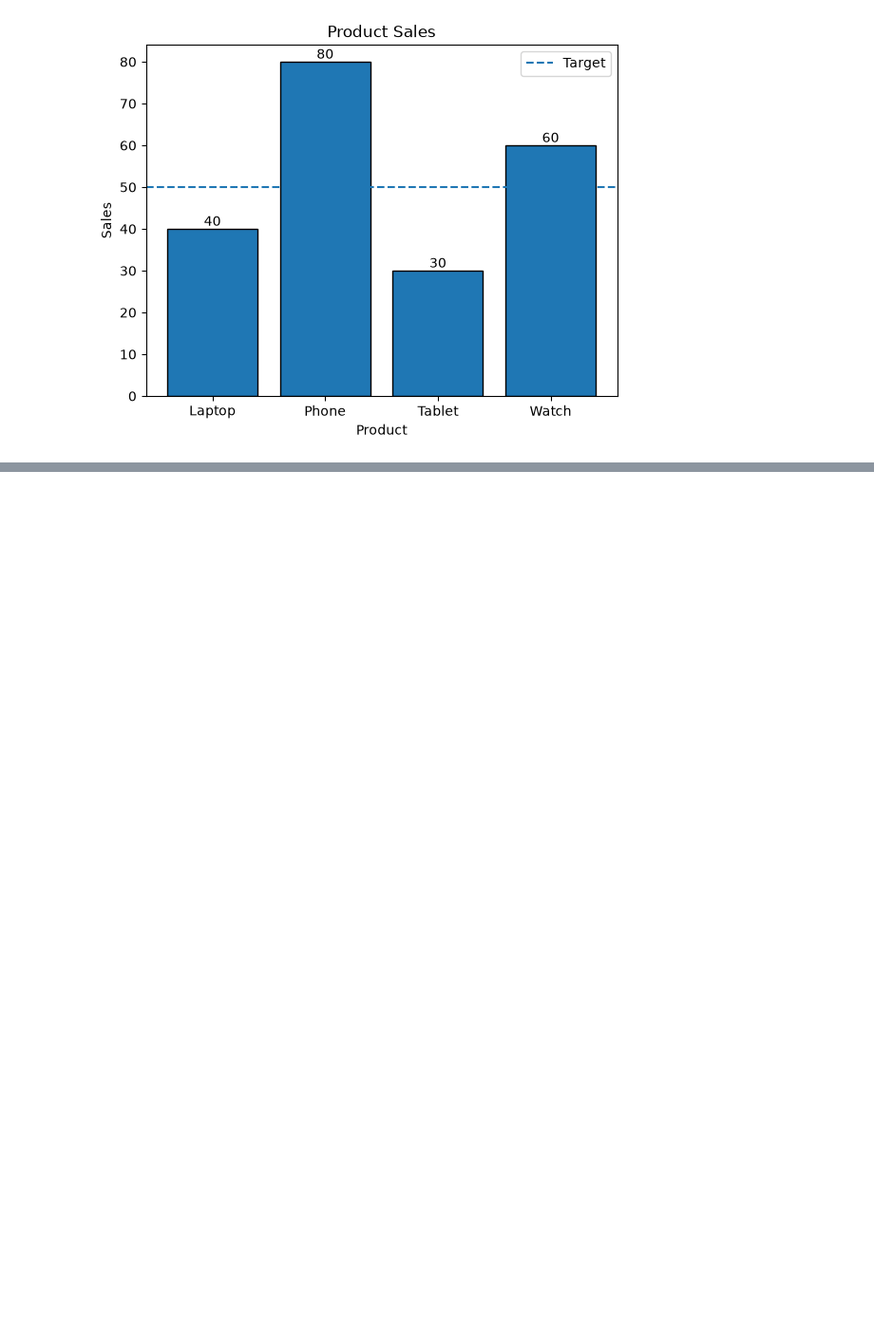
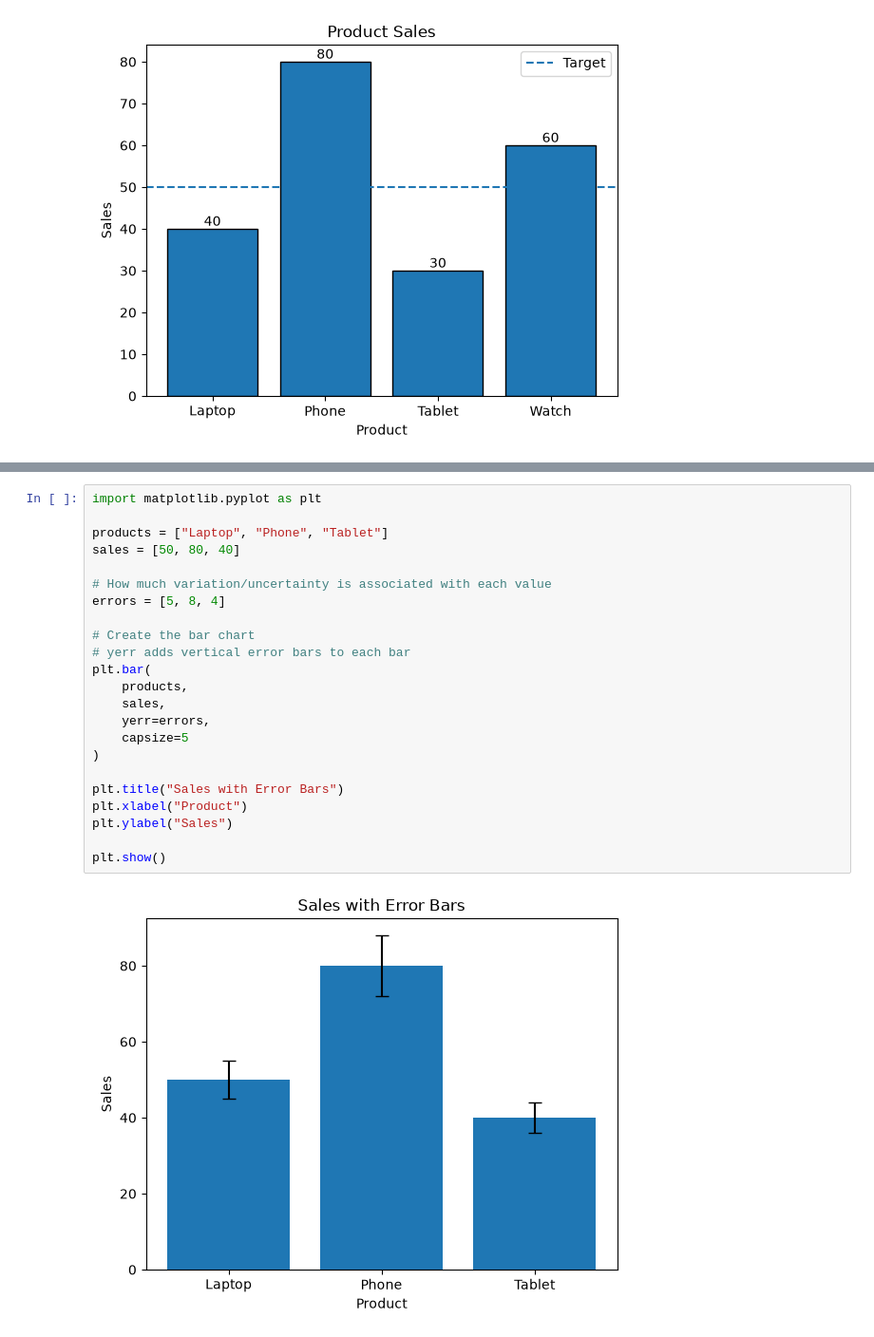
Before and after one commit to infinityrohit07/learning-matplotlib, a Jupyter notebook: 04_barcharts.ipynb, the cells around one changed output, grey strips where cells are left out. Shown at 95% size. Drawn from its saved outputs; the diff is of its cells as text; blank space fills up the shorter version.

Commit message:
Add error bars to bar chart notes

```diff
--- a/04_barcharts.ipynb
+++ b/04_barcharts.ipynb
@@ -1124,0 +1139,25 @@ plt.show()
+# %%
+import matplotlib.pyplot as plt
+
+products = ["Laptop", "Phone", "Tablet"]
+sales = [50, 80, 40]
+
+# How much variation/uncertainty is associated with each value
+errors = [5, 8, 4]
+
+# Create the bar chart
+# yerr adds vertical error bars to each bar
+plt.bar(
+    products,
+    sales,
+    yerr=errors,
+    capsize=5
+)
+
+plt.title("Sales with Error Bars")
+plt.xlabel("Product")
+plt.ylabel("Sales")
+
+plt.show()
+# %% [output]
+[figure, added]
```
Also changed, not shown: parts of 1 cell of this notebook.
